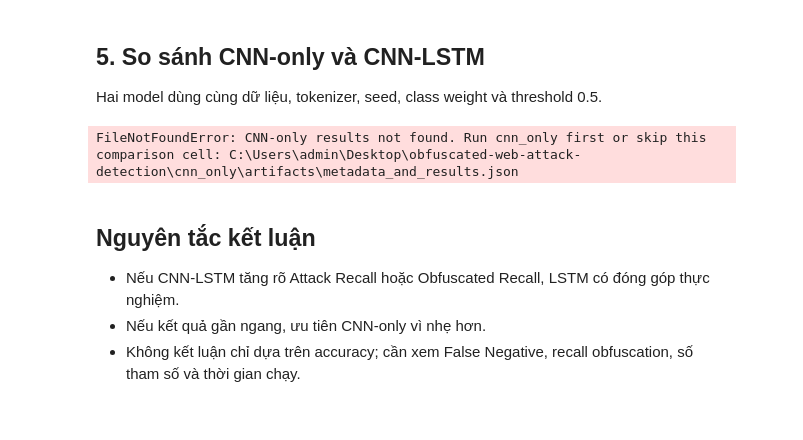
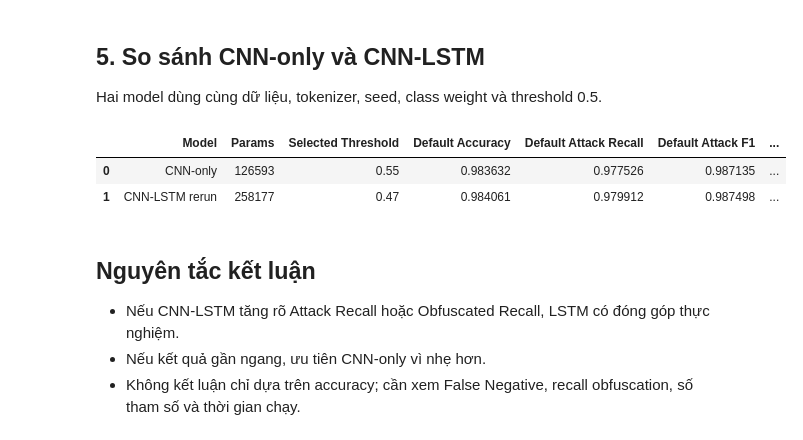
Before and after one commit to Khangdz296/obfuscated-web-attack-detection, a Jupyter notebook: cnn_lstm/CNN_LSTM.ipynb, the cells around one changed output. Cells and saved outputs as stored; diff of their text form; code cells hidden in the pictures.

```diff
--- a/cnn_lstm/CNN_LSTM.ipynb
+++ b/cnn_lstm/CNN_LSTM.ipynb
@@ -22,7 +22,7 @@ required = [
     NOTEBOOK_DIR / 'CNN_LSTM.py',
     PROJECT_ROOT / 'SQLInjection_XSS_MixDataset.1.0.0.csv',
     PROJECT_ROOT / 'csic_database.csv',
-    PROJECT_ROOT / 'obfuscation_dataset_full.xlsx',
+    PROJECT_ROOT / 'obfuscation_dataset_full_with_benign_shaped.xlsx',
 ]
 for item in required:
     assert item.exists(), f'Missing file: {item}'
@@ -225,7 +225,7 @@ with METADATA_PATH.open(encoding='utf-8') as f:
 args = argparse.Namespace(
     kaggle_path=str(PROJECT_ROOT / 'SQLInjection_XSS_MixDataset.1.0.0.csv'),
     csic_path=str(PROJECT_ROOT / 'csic_database.csv'),
-    obfuscation_path=str(PROJECT_ROOT / 'obfuscation_dataset_full.xlsx'),
+    obfuscation_path=str(PROJECT_ROOT / 'obfuscation_dataset_full_with_benign_shaped.xlsx'),
     test_size=0.2,
     val_size=0.1,
     seed=pipeline.SEED,
@@ -235,13 +235,16 @@ args = argparse.Namespace(
 _, val_df, test_df, obfuscated_df, rebuilt_metadata = pipeline.build_datasets(args)
 
 expected = metadata.get('splits', {})
-for split_name, frame in [('val', val_df), ('test', test_df), ('obfuscated_test', obfuscated_df)]:
+# Only the validation/test splits must match the trained artifact.
+# The obfuscated dataset is an external robustness test set and may be replaced without retraining.
+for split_name, frame in [('val', val_df), ('test', test_df)]:
     expected_rows = expected.get(split_name, {}).get('rows')
     if expected_rows is not None and expected_rows != len(frame):
         raise ValueError(
             f"Rebuilt {split_name} has {len(frame)} rows, but metadata expects {expected_rows}. "
             'Check whether this artifact came from a sampled smoke run.'
         )
+metadata.setdefault('splits', {})['obfuscated_test'] = pipeline.summarize(obfuscated_df)
 
 max_len = metadata['model']['max_len']
 with TOKENIZER_PATH.open('rb') as f:
@@ -424,6 +427,21 @@ def missed_attacks(result):
     cm = result['confusion_matrix']
     return cm[1][0] if len(cm) > 1 else None
 
+
+def estimate_cnn_lstm_params(model_meta):
+    if model_meta.get('parameter_count') is not None:
+        return model_meta['parameter_count']
+    vocab_size = int(model_meta['vocab_size'])
+    embedding_dim = int(model_meta.get('embedding_dim', 64))
+    return int(
+        vocab_size * embedding_dim
+        + (3 * embedding_dim * 128) + 128
+        + (5 * 128 * 128) + 128
+        + 4 * ((128 + 128 + 1) * 128)
+        + (128 * 64) + 64
+        + (64 * 1) + 1
+    )
+
 cnn_default, cnn_tuned = pick_result(
     cnn_eval,
     tuned_key='normal_test_tuned_threshold',
@@ -447,35 +465,41 @@ comparison = pd.DataFrame([
         'Params': cnn_results['cnn_only_model']['parameter_count'],
         'Selected Threshold': cnn_thresholding.get('selected_threshold', 0.5),
         'Default Accuracy': cnn_default['accuracy'],
         'Default Attack Recall': attack_metric(cnn_default, 'recall'),
         'Default Attack F1': attack_metric(cnn_default, 'f1-score'),
         'Tuned Accuracy': cnn_tuned['accuracy'],
         'Tuned AUC': cnn_tuned['auc_roc'],
         'Tuned Attack Recall': attack_metric(cnn_tuned, 'recall'),
         'Tuned Attack F1': attack_metric(cnn_tuned, 'f1-score'),
+        'Default Obfuscated Accuracy': cnn_obfu_default['accuracy'],
         'Default Obfuscated Recall': obfu_recall(cnn_obfu_default),
+        'Tuned Obfuscated Accuracy': cnn_obfu_tuned['accuracy'],
         'Tuned Obfuscated Recall': obfu_recall(cnn_obfu_tuned),
         'Tuned Obfuscated Missed': missed_attacks(cnn_obfu_tuned),
     },
     {
         'Model': 'CNN-LSTM rerun',
-        'Params': cnn_lstm_results['model'].get('parameter_count'),
+        'Params': estimate_cnn_lstm_params(cnn_lstm_results['model']),
         'Selected Threshold': hybrid_thresholding.get('selected_threshold', 0.5),
         'Default Accuracy': hybrid_default['accuracy'],
         'Default Attack Recall': attack_metric(hybrid_default, 'recall'),
         'Default Attack F1': attack_metric(hybrid_default, 'f1-score'),
         'Tuned Accuracy': hybrid_tuned['accuracy'],
         'Tuned AUC': hybrid_tuned['auc_roc'],
         'Tuned Attack Recall': attack_metric(hybrid_tuned, 'recall'),
         'Tuned Attack F1': attack_metric(hybrid_tuned, 'f1-score'),
+        'Default Obfuscated Accuracy': hybrid_obfu_default['accuracy'],
         'Default Obfuscated Recall': obfu_recall(hybrid_obfu_default),
+        'Tuned Obfuscated Accuracy': hybrid_obfu_tuned['accuracy'],
         'Tuned Obfuscated Recall': obfu_recall(hybrid_obfu_tuned),
         'Tuned Obfuscated Missed': missed_attacks(hybrid_obfu_tuned),
     },
 ])
 comparison
 # %% [output]
-FileNotFoundError: CNN-only results not found. Run cnn_only first or skip this comparison cell: C:\Users\admin\Desktop\obfuscated-web-attack-detection\cnn_only\artifacts\metadata_and_results.json
+|  | Model | Params | Selected Threshold | Default Accuracy | Default Attack Recall | Default Attack F1 | ... |
+| 0 | CNN-only | 126593 | 0.55 | 0.983632 | 0.977526 | 0.987135 | ... |
+| 1 | CNN-LSTM rerun | 258177 | 0.47 | 0.984061 | 0.979912 | 0.987498 | ... |
 # %% [markdown]
 ## Nguyên tắc kết luận
 
```
Also changed, not shown: 4 other files.
